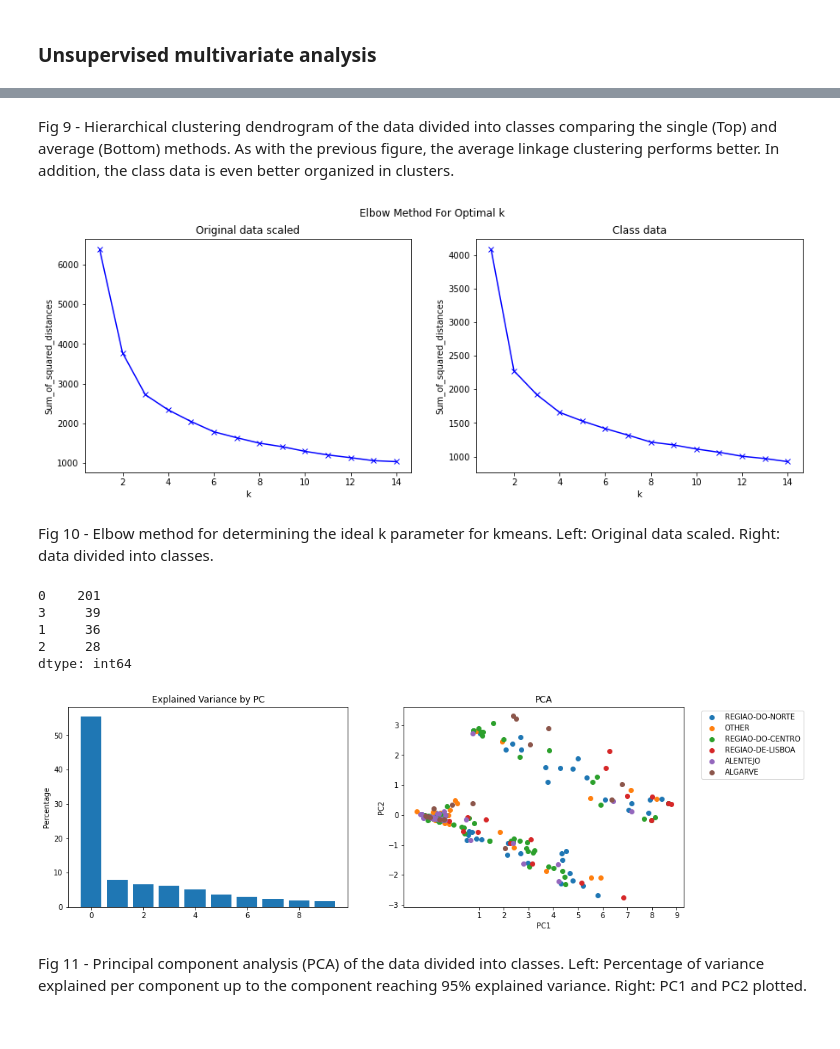
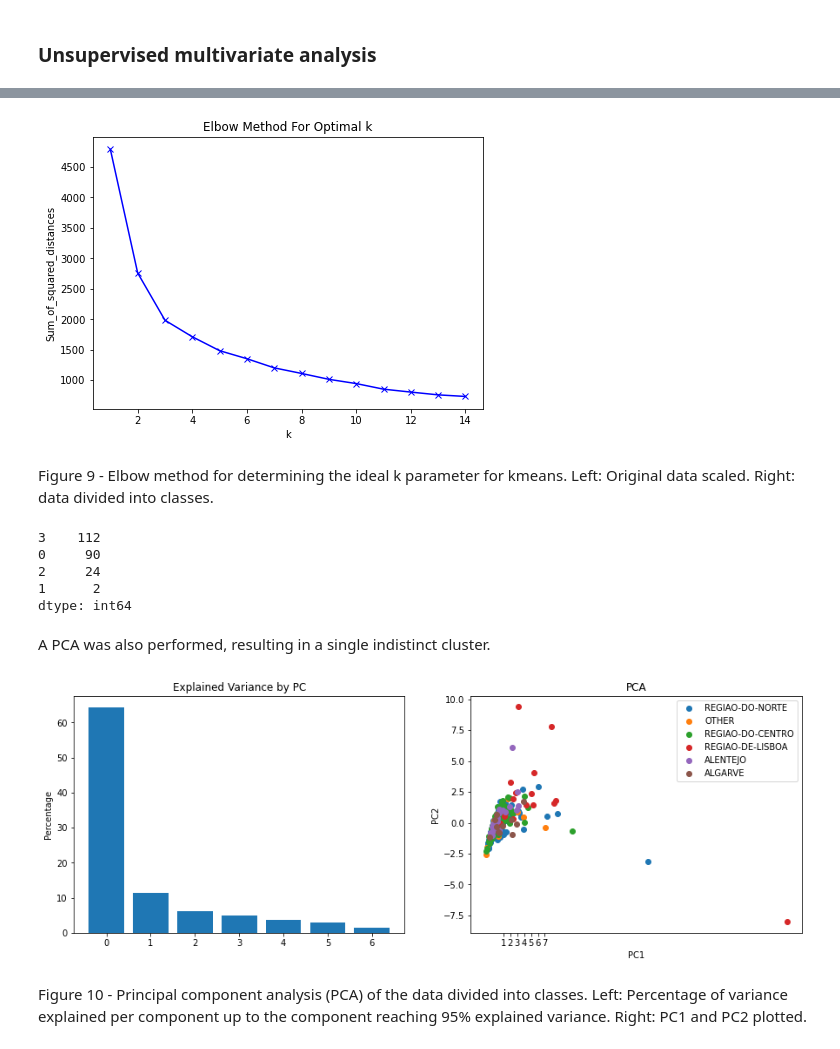
Before and after one commit to MariaPessoa/G1-SIB-DataScience4Covid, a Jupyter notebook: MM_JC_CB_RC_cv19pt_sib.ipynb, the cells around one changed output, grey strips where cells are left out. Drawn from its saved outputs; the diff is of its cells as text; code cells hidden in the pictures.

Commit message:
First assignment checkpoint

```diff
--- a/MM_JC_CB_RC_cv19pt_sib.ipynb
+++ b/MM_JC_CB_RC_cv19pt_sib.ipynb
@@ -299,0 +161,13 @@ Fig 3 - Average accumulated confirmed cases and deaths in Portugal (normalized)
+# %%
+print("conc_data NA count by place:\n",conc_data.isna().sum().describe(),"\n") #por concelho
+# print("Top 10 places with most NAs:\n",conc_data.isna().sum().sort_values().tail(10),"\n")
+print("conc_data NA count by date:\n",conc_data.apply(pd.isna).sum(axis=1).describe(),"\n") #por data
+print("conc_data date range with most NAs:\n",conc_data.apply(pd.isna).sum(axis=1).sort_values().tail(10).index,"\n")
+
+#filter out first week with lot of NAs
+conc_data = conc_data.loc[conc_data.index>=conc_data.apply(pd.isna).sum(axis=1).sort_values().tail(10).index.max(),:]
+#for weekly conversion later
+conc_data = conc_data.loc[conc_data.index < "2020-07-06",:]
+
+#filter outlier places with high NA density
+conc_data = conc_data.loc[:,conc_data.isna().sum()<=conc_data.isna().sum().quantile(0.75)]
@@ -701,45 +652,28 @@ plt.show()
-# %% [markdown]
-Fig 9 - Hierarchical clustering dendrogram of the data divided into classes comparing the single (Top) and average (Bottom) methods. As with the previous figure, the average linkage clustering performs better. In addition, the class data is even better organized in clusters.
 # %%
 from sklearn.cluster import KMeans
 
 Sum_of_squared_distances = []
-Sum_of_squared_distances2 = []
 K = range(1,15)
 for k in K:
     km = KMeans(n_clusters=k)
     km = km.fit(lat_sc)
     Sum_of_squared_distances.append(km.inertia_)
 
-    km2 = KMeans(n_clusters=k)
-    km2 = km2.fit(latest2)
-    Sum_of_squared_distances2.append(km2.inertia_)
-
-fig, ax = plt.subplots(1,2,figsize=(15, 5))
-ax[0].plot(K, Sum_of_squared_distances, 'bx-')
-ax[1].plot(K, Sum_of_squared_distances2, 'bx-')
-ax[0].set_xlabel('k')
-ax[1].set_xlabel('k')
-ax[0].set_ylabel('Sum_of_squared_distances')
-ax[1].set_ylabel('Sum_of_squared_distances')
-ax[0].set_title('Original data scaled')
-ax[1].set_title('Class data')
-fig.suptitle('Elbow Method For Optimal k')
-
-# plt.plot(K, Sum_of_squared_distances, 'bx-')
-# plt.xlabel('k')
-# plt.ylabel('Sum_of_squared_distances')
-# plt.title('Elbow Method For Optimal k')
+f = plt.figure(figsize=(7, 5))
+plt.plot(K, Sum_of_squared_distances, 'bx-')
+plt.xlabel('k')
+plt.ylabel('Sum_of_squared_distances')
+plt.title('Elbow Method For Optimal k')
 plt.show()
 # %% [output]
-[figure, old version]
+[figure, new version]
 # %% [markdown]
-Fig 10 - Elbow method for determining the ideal k parameter for kmeans. Left: Original data scaled. Right: data divided into classes.
+Figure 9 - Elbow method for determining the ideal k parameter for kmeans. Left: Original data scaled. Right: data divided into classes.
 # %%
 k=4
 np.random.seed(2)
 kmeans_data = KMeans(n_clusters=k, max_iter=1000)
-kmeans_data.fit(latest2)
+kmeans_data.fit(lat_sc)
 labels = kmeans_data.labels_
 centroids = kmeans_data.cluster_centers_
 
@@ -755,16 +689,18 @@ print(pd.DataFrame(labels).value_counts())
 #     plt.setp(lines,mew=2.0)
 # plt.show()
 # %% [output]
-0    201
-3     39
-1     36
-2     28
+3    112
+0     90
+2     24
+1      2
 dtype: int64
+# %% [markdown]
+A PCA was also performed, resulting in a single indistinct cluster.
 # %%
 from sklearn.decomposition import PCA
 pca_data = PCA(n_components=0.95) #n_iter=1000?
-pca_data.fit(latest2)
-x_reduced = pca_data.transform(latest2)
+pca_data.fit(lat_sc)
+x_reduced = pca_data.transform(lat_sc)
 
 fig, ax = plt.subplots(1,2,figsize=(15, 5))
 i95 = np.where(pca_data.explained_variance_ratio_.cumsum()*100 >= 95)[0][0]
@@ -777,13 +713,13 @@ for nuts in nuts2_conc["Nível II"].unique():
     sp = nuts2_conc.index[nuts2_conc["Nível II"]==nuts]-1
     ax[1].plot(x_reduced[sp,0],x_reduced[sp,1], 'o' , label=nuts)
 ax[1].set_title("PCA")
-ax[1].legend(bbox_to_anchor=(1.05, 1), shadow=False)
+ax[1].legend(bbox_to_anchor=(1, 1), shadow=False) #bbox_to_anchor=(1.05, 1)
 ax[1].set_xlabel('PC1')
 ax[1].set_ylabel('PC2')
 
 plt.show()
 # %% [output]
-[figure, old version]
+[figure, new version]
 # %% [markdown]
-Fig 11 - Principal component analysis (PCA) of the data divided into classes. Left: Percentage of variance explained per component up to the component reaching 95% explained variance. Right: PC1 and PC2 plotted.
+Figure 10 - Principal component analysis (PCA) of the data divided into classes. Left: Percentage of variance explained per component up to the component reaching 95% explained variance. Right: PC1 and PC2 plotted.
 # %%
```
Also changed, not shown: parts of 82 cells of this notebook.
